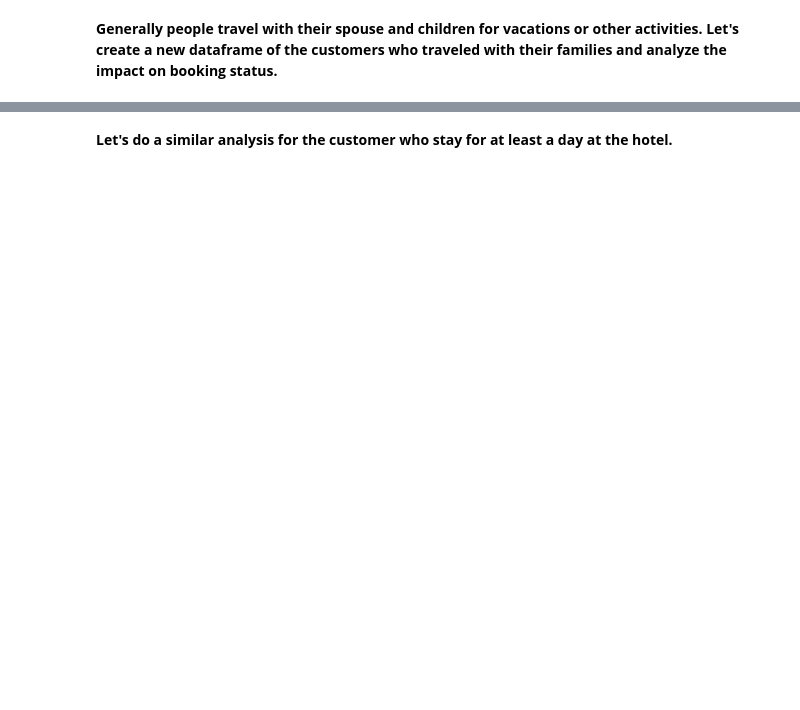
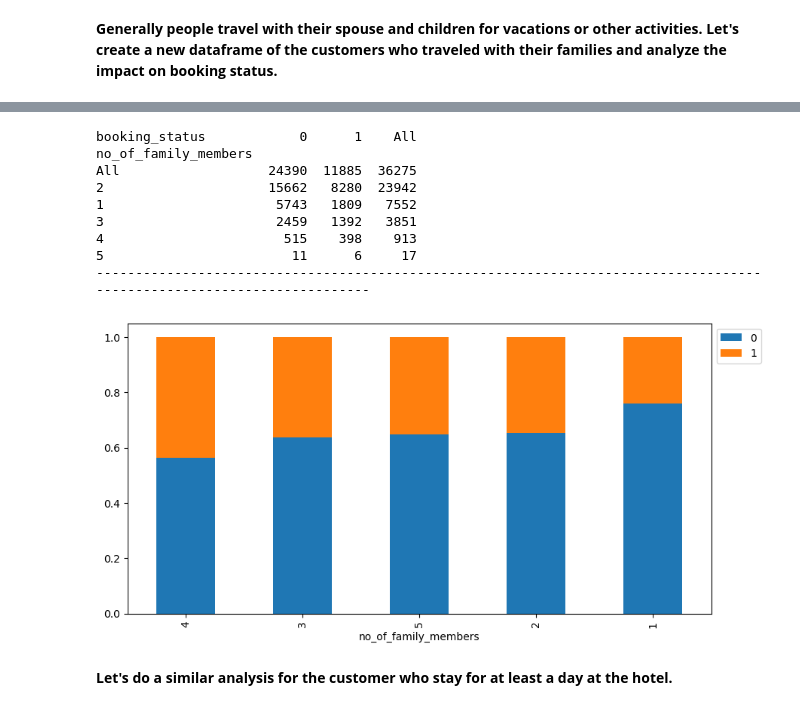
Before and after one commit to erika024/data-science, a Jupyter notebook: Project_SLC_DSBA_INNHotels_LowCode_V3_1.ipynb, the cells around one changed output, grey strips where cells are left out. Saved outputs shown, nothing was run; the diff lists cells and outputs as text; code cells hidden in the pictures; blank space fills up the shorter version.

```diff
--- a/Project_SLC_DSBA_INNHotels_LowCode_V3_1.ipynb
+++ b/Project_SLC_DSBA_INNHotels_LowCode_V3_1.ipynb
@@ -560,5 +615,16 @@ family_data["no_of_family_members"] = (
 # %%
-stacked_barplot('_______') ## Complete the code to plot stacked barplot for no of family members and booking status
+stacked_barplot(data, 'no_of_family_members', 'booking_status') ## Complete the code to plot stacked barplot for no of family members and booking status
+# %% [output]
+booking_status            0      1    All
+no_of_family_members
+All                   24390  11885  36275
+2                     15662   8280  23942
+1                      5743   1809   7552
+3                      2459   1392   3851
+4                       515    398    913
+5                        11      6     17
+------------------------------------------------------------------------------------------------------------------------
+[figure, added]
 # %% [markdown]
 **Let's do a similar analysis for the customer who stay for at least a day at the hotel.**
 # %%
```
Also changed, not shown: parts of 14 cells of this notebook.
